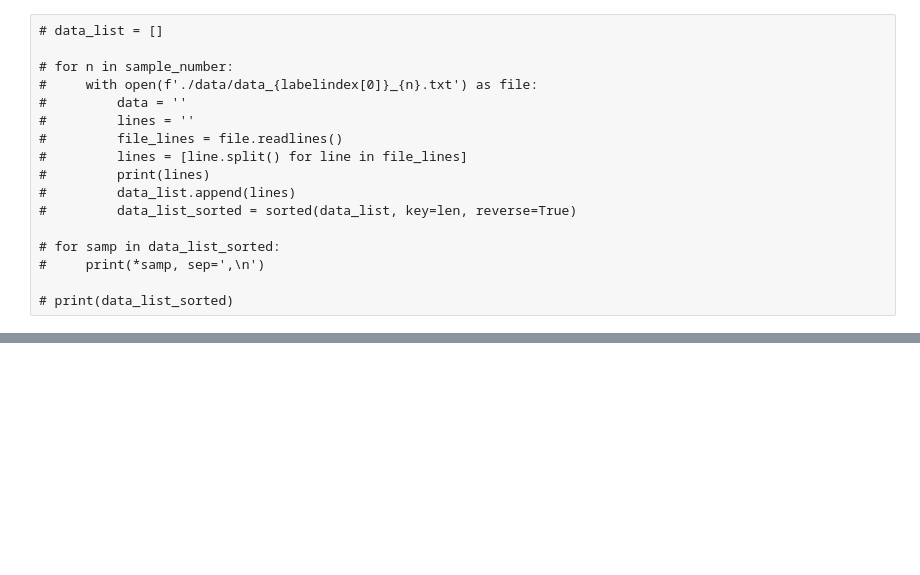
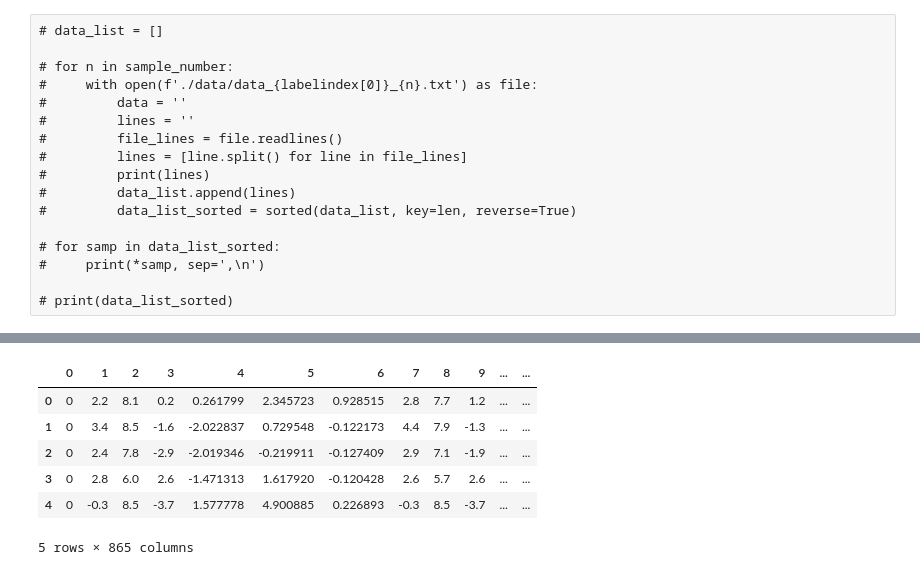
Before and after one commit to szt-r/sensorAPI-ML, a Jupyter notebook: data.ipynb, the cells around one changed output, grey strips where cells are left out. Saved outputs shown, nothing was run; the diff lists cells and outputs as text; code cells hidden in the pictures; blank space fills up the shorter version.

```diff
--- a/data.ipynb
+++ b/data.ipynb
@@ -75,5 +87,14 @@ df.head()
 # %%
 df.fillna(0, inplace=True)
+df.head()
+# %% [output]
+|  | 0 | 1 | 2 | 3 | 4 | 5 | 6 | 7 | 8 | 9 | ... | ... |
+| 0 | 0 | 2.2 | 8.1 | 0.2 | 0.261799 | 2.345723 | 0.928515 | 2.8 | 7.7 | 1.2 | ... | ... |
+| 1 | 0 | 3.4 | 8.5 | -1.6 | -2.022837 | 0.729548 | -0.122173 | 4.4 | 7.9 | -1.3 | ... | ... |
+| 2 | 0 | 2.4 | 7.8 | -2.9 | -2.019346 | -0.219911 | -0.127409 | 2.9 | 7.1 | -1.9 | ... | ... |
+| 3 | 0 | 2.8 | 6.0 | 2.6 | -1.471313 | 1.617920 | -0.120428 | 2.6 | 5.7 | 2.6 | ... | ... |
+| 4 | 0 | -0.3 | 8.5 | -3.7 | 1.577778 | 4.900885 | 0.226893 | -0.3 | 8.5 | -3.7 | ... | ... |
+5 rows × 865 columns
 # %%
 df.info()
 # %% [output]
```
Also changed, not shown: parts of 15 cells of this notebook.
